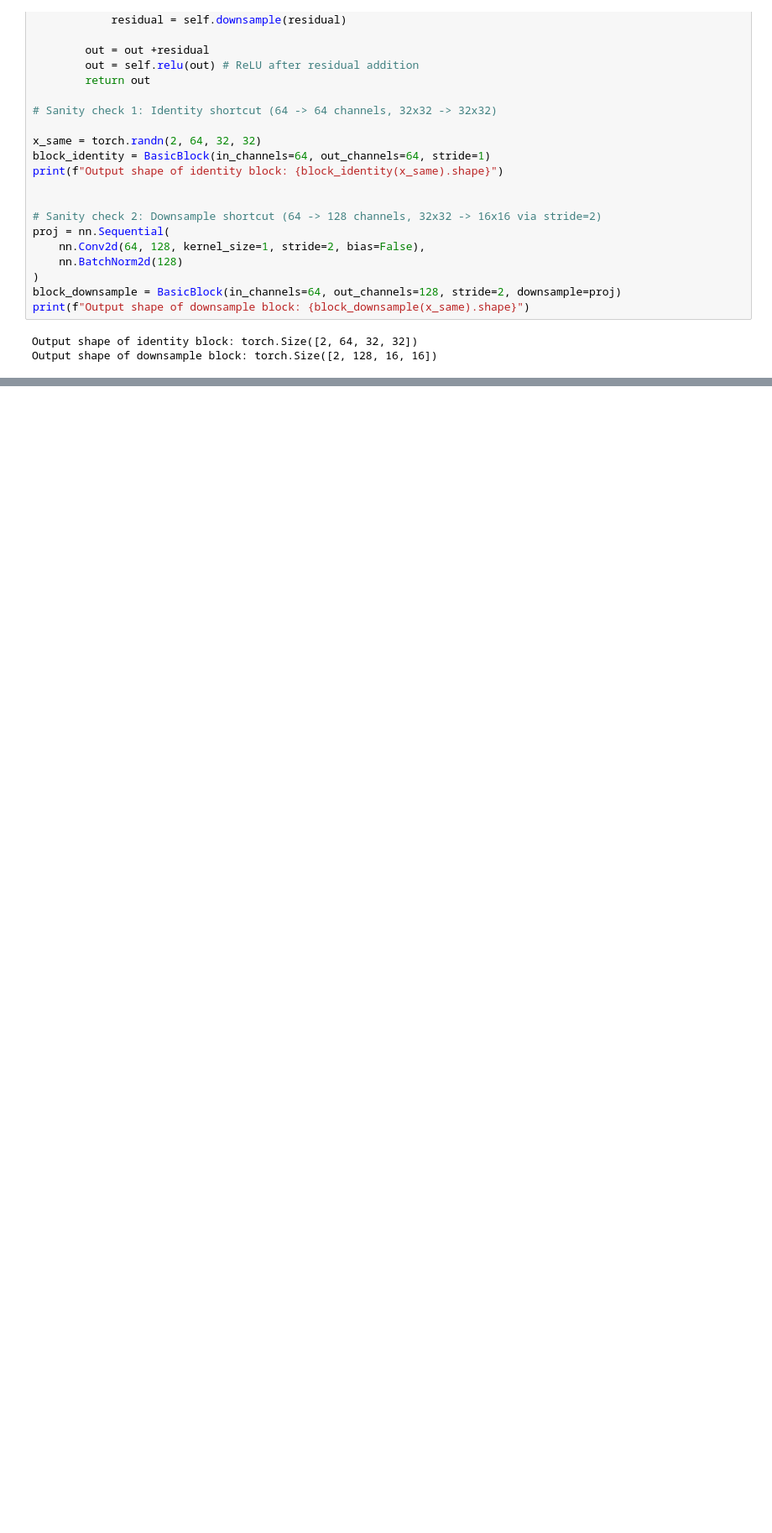
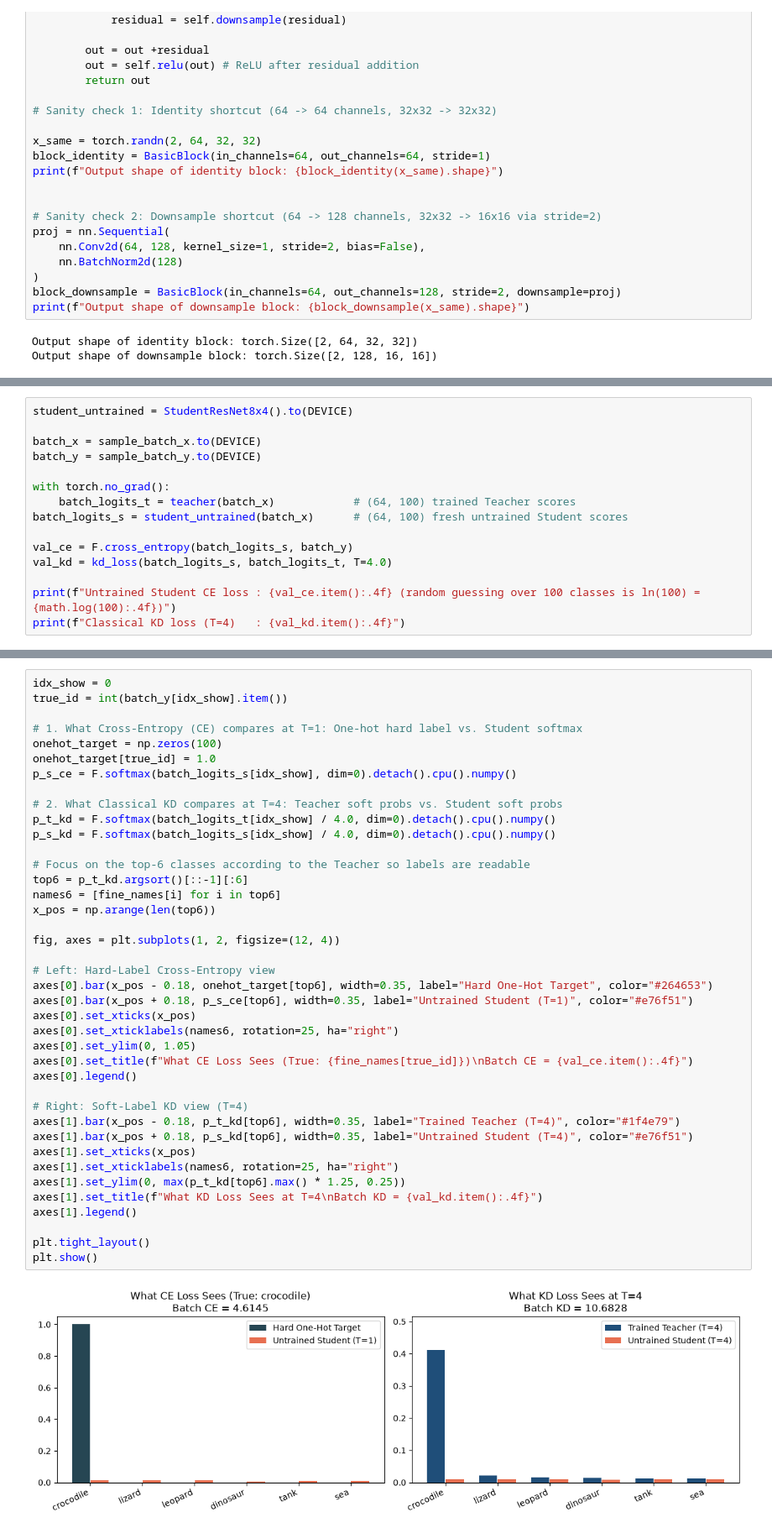
Before and after one commit to SufyanSiddiqui/ml-dkd-fall-2026, a Jupyter notebook: notebooks/05_dkd_from_scratch.ipynb, the cells around one changed output, grey strips where cells are left out. Shown at 84% size. Cells and saved outputs as stored; diff of their text form; blank space fills up the shorter version.

```diff
--- a/notebooks/05_dkd_from_scratch.ipynb
+++ b/notebooks/05_dkd_from_scratch.ipynb
@@ -461,0 +730,15 @@ Output shape of downsample block: torch.Size([2, 128, 16, 16])
+# %%
+student_untrained = StudentResNet8x4().to(DEVICE)
+
+batch_x = sample_batch_x.to(DEVICE)
+batch_y = sample_batch_y.to(DEVICE)
+
+with torch.no_grad():
+    batch_logits_t = teacher(batch_x)            # (64, 100) trained Teacher scores
+batch_logits_s = student_untrained(batch_x)      # (64, 100) fresh untrained Student scores
+
+val_ce = F.cross_entropy(batch_logits_s, batch_y)
+val_kd = kd_loss(batch_logits_s, batch_logits_t, T=4.0)
+
+print(f"Untrained Student CE loss : {val_ce.item():.4f} (random guessing over 100 classes is ln(100) = {math.log(100):.4f})")
+print(f"Classical KD loss (T=4)   : {val_kd.item():.4f}")
@@ -461,0 +748,42 @@ Output shape of downsample block: torch.Size([2, 128, 16, 16])
+# %%
+idx_show = 0
+true_id = int(batch_y[idx_show].item())
+
+# 1. What Cross-Entropy (CE) compares at T=1: One-hot hard label vs. Student softmax
+onehot_target = np.zeros(100)
+onehot_target[true_id] = 1.0
+p_s_ce = F.softmax(batch_logits_s[idx_show], dim=0).detach().cpu().numpy()
+
+# 2. What Classical KD compares at T=4: Teacher soft probs vs. Student soft probs
+p_t_kd = F.softmax(batch_logits_t[idx_show] / 4.0, dim=0).detach().cpu().numpy()
+p_s_kd = F.softmax(batch_logits_s[idx_show] / 4.0, dim=0).detach().cpu().numpy()
+
+# Focus on the top-6 classes according to the Teacher so labels are readable
+top6 = p_t_kd.argsort()[::-1][:6]
+names6 = [fine_names[i] for i in top6]
+x_pos = np.arange(len(top6))
+
+fig, axes = plt.subplots(1, 2, figsize=(12, 4))
+
+# Left: Hard-Label Cross-Entropy view
+axes[0].bar(x_pos - 0.18, onehot_target[top6], width=0.35, label="Hard One-Hot Target", color="#264653")
+axes[0].bar(x_pos + 0.18, p_s_ce[top6], width=0.35, label="Untrained Student (T=1)", color="#e76f51")
+axes[0].set_xticks(x_pos)
+axes[0].set_xticklabels(names6, rotation=25, ha="right")
+axes[0].set_ylim(0, 1.05)
+axes[0].set_title(f"What CE Loss Sees (True: {fine_names[true_id]})\nBatch CE = {val_ce.item():.4f}")
+axes[0].legend()
+
+# Right: Soft-Label KD view (T=4)
+axes[1].bar(x_pos - 0.18, p_t_kd[top6], width=0.35, label="Trained Teacher (T=4)", color="#1f4e79")
+axes[1].bar(x_pos + 0.18, p_s_kd[top6], width=0.35, label="Untrained Student (T=4)", color="#e76f51")
+axes[1].set_xticks(x_pos)
+axes[1].set_xticklabels(names6, rotation=25, ha="right")
+axes[1].set_ylim(0, max(p_t_kd[top6].max() * 1.25, 0.25))
+axes[1].set_title(f"What KD Loss Sees at T=4\nBatch KD = {val_kd.item():.4f}")
+axes[1].legend()
+
+plt.tight_layout()
+plt.show()
+# %% [output]
+[figure, added]
```
Also changed, not shown: parts of 17 cells of this notebook, 3 other files.
